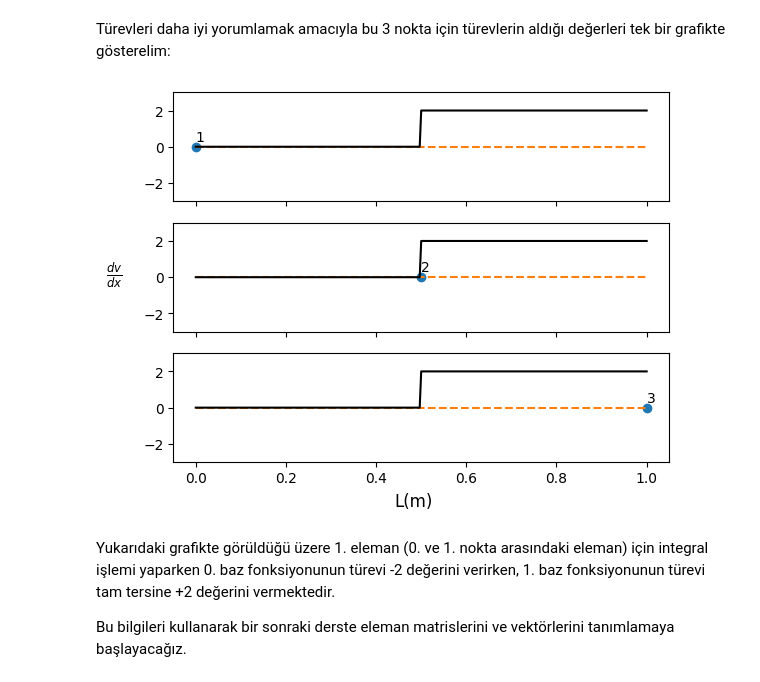
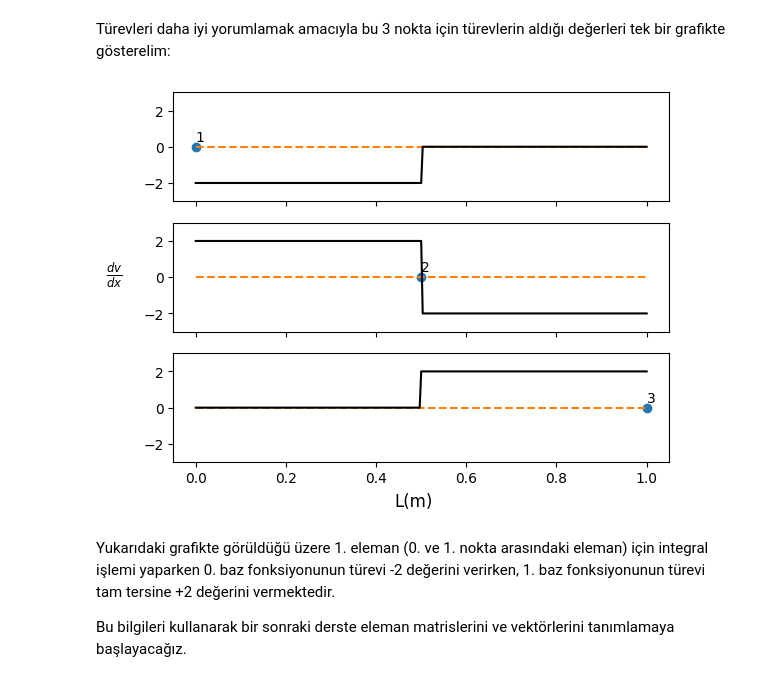
Before and after one commit to seatemelleri/SEA-Temelleri, a Jupyter notebook: Dersler/4_d.ipynb, the cells around one changed output. Cells and saved outputs as stored; diff of their text form; code cells hidden in the pictures.

```diff
--- a/Dersler/4_d.ipynb
+++ b/Dersler/4_d.ipynb
@@ -151,16 +151,16 @@ Türevleri daha iyi yorumlamak amacıyla bu 3 nokta için türevlerin aldığı
 # %%
 fig, ax = plt.subplots(3, 1, sharex=True)
 fig.supxlabel('L(m)') # x ekseninin başlığı
 fig.supylabel(r'$\frac{dv}{dx}$', rotation=0) # y ekseninin başlığı
 for nokta in range(mesh.NS):
     dv, baz_mesh = dN_dx(mesh, nokta)
     ax[nokta].plot(mesh.koordinatlar[nokta],0, "o-") # Noktayi gösterelim.
     ax[nokta].text(mesh.koordinatlar[nokta],0.3,str(nokta+1))
     ax[nokta].plot([0,mesh.L],[0,0],'--') # Düz bir çizgi çizelim.
-    ax[nokta].plot(baz_mesh.koordinatlar, dN, '-k') # Türevin aldığı değerleri gösterelim
+    ax[nokta].plot(baz_mesh.koordinatlar, dv, '-k') # Türevin aldığı değerleri gösterelim
     ax[nokta].set_ylim(-3,3) # y ekseninin minimum ve maksimum değerlerini değiştirelim.
 # %% [output]
-[figure, old version]
+[figure, new version]
 # %% [markdown]
 Yukarıdaki grafikte görüldüğü üzere 1. eleman (0. ve 1. nokta arasındaki eleman) için integral işlemi yaparken 0. baz fonksiyonunun türevi -2 değerini verirken, 1. baz fonksiyonunun türevi tam tersine +2 değerini vermektedir.
 
```
Also changed, not shown: parts of 2 cells of this notebook.
